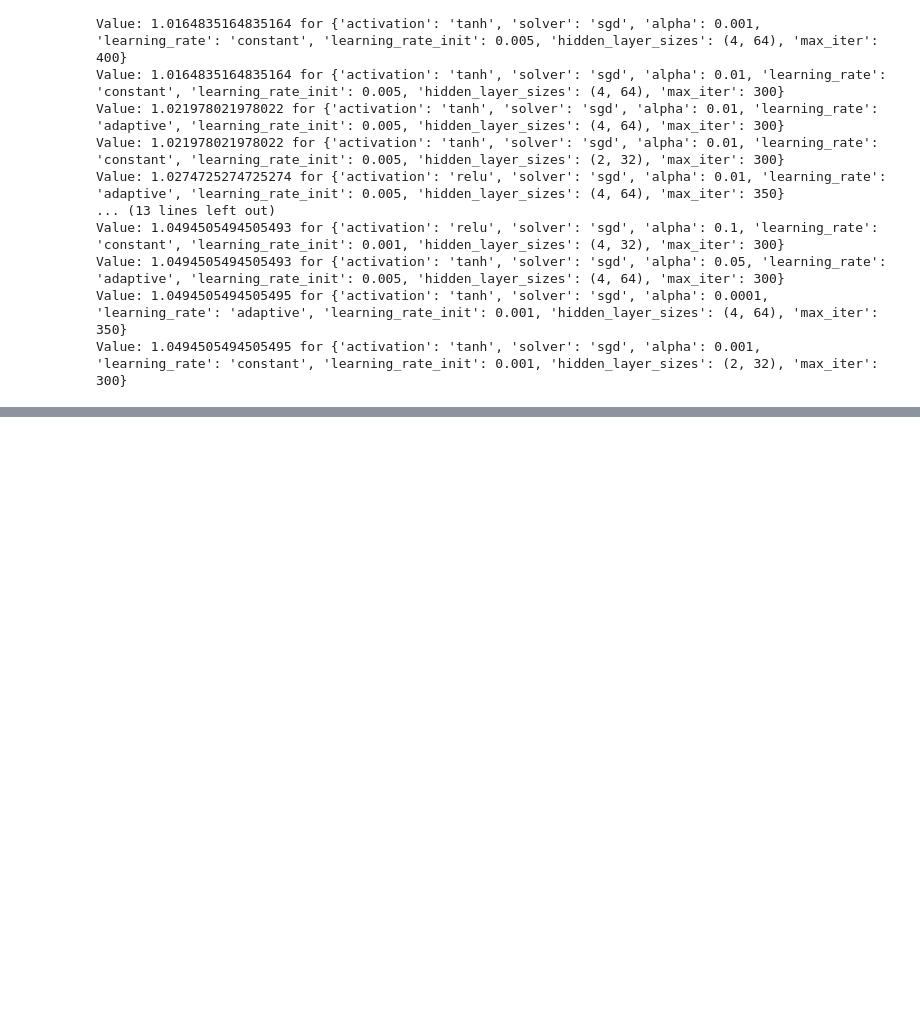
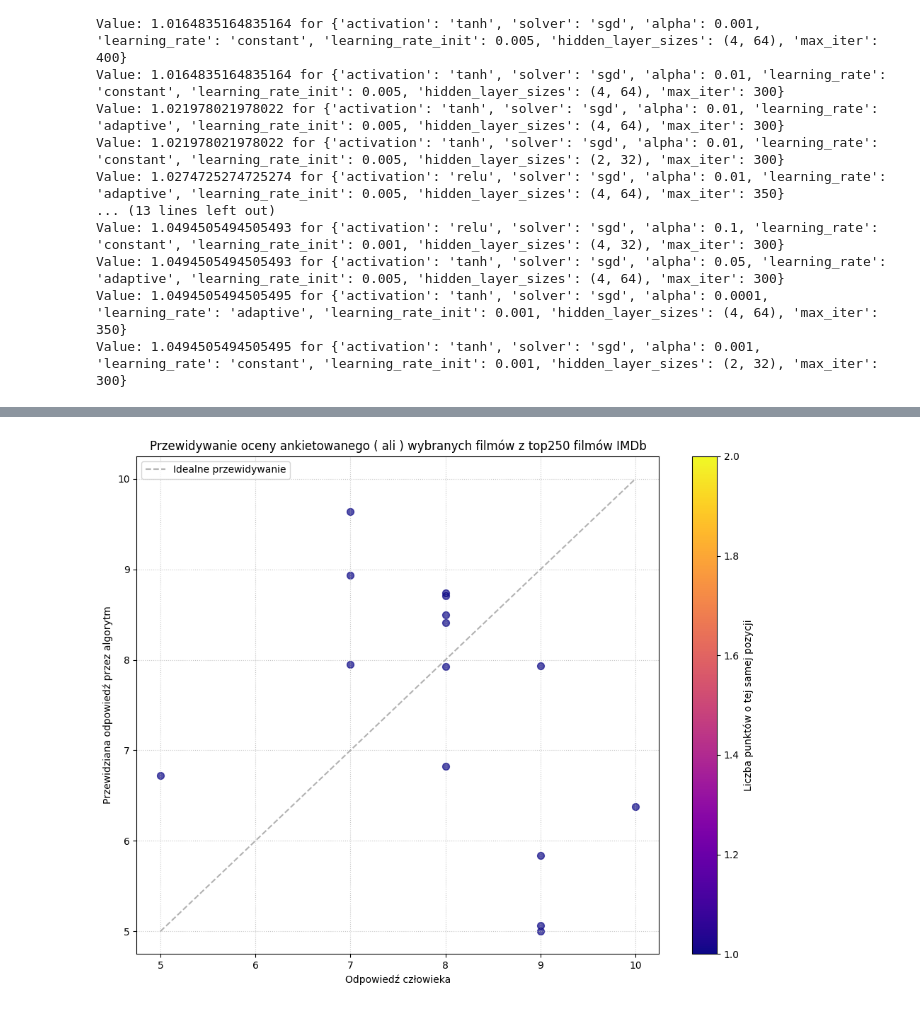
Before and after one commit to 3Baku/FilmScorePredictor, a Jupyter notebook: DataPreparation.ipynb, the cells around one changed output, grey strips where cells are left out. Drawn from its saved outputs; the diff is of its cells as text; code cells hidden in the pictures; blank space fills up the shorter version.

Commit message:
Chosen a configuration

```diff
--- a/DataPreparation.ipynb
+++ b/DataPreparation.ipynb
@@ -433,13 +460,13 @@ import itertools
 predictColumns = ("rating_kuby", "rating_ali")
 
 
-activationSet = ("relu", "tanh")
-solverSet = ("sgd", "adam")
-alphaSet = (0.0001, 0.001, 0.01, 0.05, 0.1)
-learning_rate = ("adaptive", "constant")
-learning_rate_initSet =  (0.001, 0.005,)
-hidden_layer_sizesSet = ((2,32), (4, 32), (6,32), (4,64))
-max_iterSet = (300, 350, 400)
+activationSet = ("relu",)
+solverSet = ("adam",)
+alphaSet = (0.1, )
+learning_rate = ("adaptive",)
+learning_rate_initSet =  (0.1,)
+hidden_layer_sizesSet = ((8,16, 32, 16, 8),)
+max_iterSet = (100000, )
 
 # Generate all combinations
 neuralNetworkParametersSets = []
@@ -466,6 +493,9 @@ for activation, solver, alpha, learning_rate, learning_rate_init, hidden_layer_s
 print(f"DEBUG: Number of neuralNetworkParametersSets generated: {len(neuralNetworkParametersSets)}")
 print(f"DEBUG: Contents of neuralNetworkParametersSets: {neuralNetworkParametersSets}")
 
-parameter, _ = test_setups(dataFrame = df, numberOfIterations = 7, probeSize = 0.25, predictColumns=predictColumns,neuralNetworkParametersSets=neuralNetworkParametersSets)
+parameter, _, globalTrainingSet = test_setups(dataFrame = df, numberOfIterations = 1,
+                                              probeSize = 0.3, predictColumns=predictColumns,neuralNetworkParametersSets=neuralNetworkParametersSets,
+                                              getPredictions=True)
 print(parameter)
+print(globalTrainingSet)
 # %% [output]
@@ -589,0 +697,69 @@ plt.show()
+# %%
+import matplotlib.pyplot as plt
+import matplotlib.cm as cm
+from collections import Counter # Import Counter for easily counting occurrences
+from matplotlib.colors import Normalize # For normalizing counts to colormap range
+import numpy as np
+import math
+
+chosenRating = "rating_ali"
+yTest, yPred = globalTrainingSet
+
+# --- DEBUGGING AND FIX START ---
+print(f"Shape of yTest before flattening: {yTest.shape}")
+print(f"Shape of yPred before flattening: {yPred.shape}")
+
+# Flatten the arrays to ensure they are 1D
+yTest_flat = np.ravel(yTest)
+yPred_flat = np.ravel(yPred)
+
+# --- DEBUGGING AND FIX END ---
+
+minimal = yTest_flat.min() if yTest_flat.min() < yPred_flat.min() else yPred_flat.min()
+maximal = yTest_flat.max() if yTest_flat.max() > yPred_flat.max() else yPred_flat.max()
+
+x = range(math.floor(minimal),math.ceil(maximal+1),1)
+y = range(math.floor(minimal),math.ceil(maximal+1),1)
+
+# Pass the flattened arrays directly to zip
+data_points = list(zip(yTest_flat, yPred_flat))
+
+point_counts = Counter(data_points)
+
+unique_points = list(point_counts.keys())
+counts = np.array(list(point_counts.values()))
+
+min_count = counts.min()
+max_count = counts.max()
+
+#('viridis', 'plasma', 'hot', 'magma', 'cool')
+cmap = cm.plasma
+
+norm = Normalize(vmin=min_count, vmax=max_count if max_count > min_count else min_count + 1)
+
+
+plt.figure(figsize=(10, 8))
+
+for (test_val, pred_val) in unique_points:
+    count = point_counts[(test_val, pred_val)]
+    color = cmap(norm(count))
+    plt.scatter(test_val, pred_val, color=color, s=50, alpha=0.7)
+
+plt.plot(x, y, color='gray', alpha=0.6, linestyle='--', label='Idealne przewidywanie')
+
+plt.xlabel("Odpowiedź człowieka")
+plt.ylabel("Przewidziana odpowiedź przez algorytm")
+
+sm = cm.ScalarMappable(cmap=cmap, norm=norm)
+sm.set_array([])
+cbar = plt.colorbar(sm, ax=plt.gca())
+cbar.set_label('Liczba punktów o tej samej pozycji')
+
+
+chosenRating_name = chosenRating.replace("rating_", "")
+plt.title(f"Przewidywanie oceny ankietowanego ( {chosenRating_name} ) wybranych filmów z top250 filmów IMDb")
+plt.legend()
+plt.grid(True, linestyle=':', alpha=0.7)
+plt.tight_layout()
+plt.show()
+# %% [output]
@@ -589,0 +768 @@ plt.show()
+[figure, added]
```
Also changed, not shown: parts of 19 cells of this notebook.
